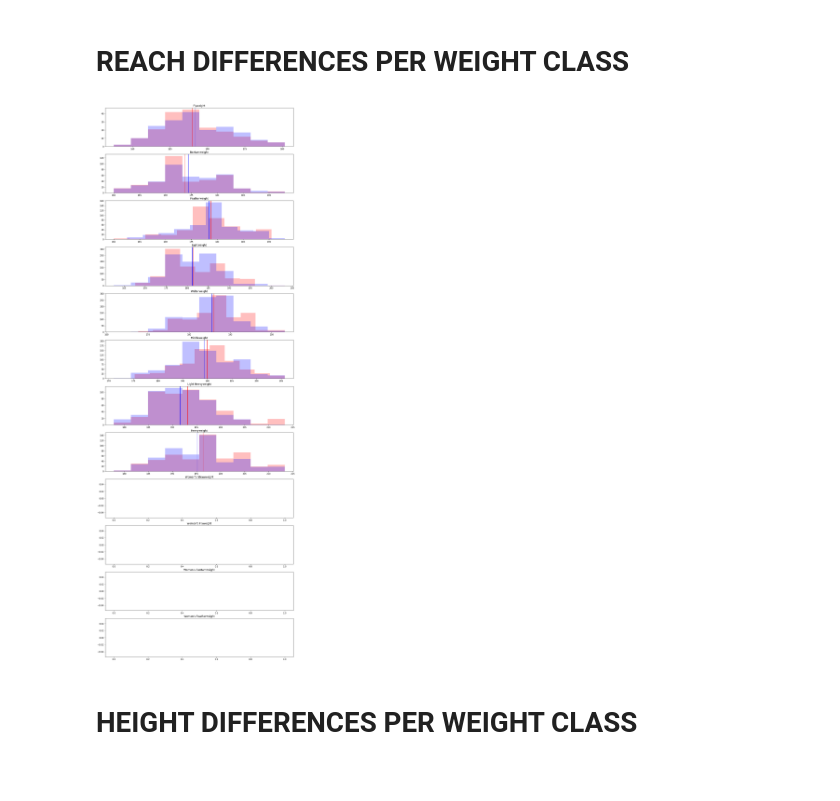
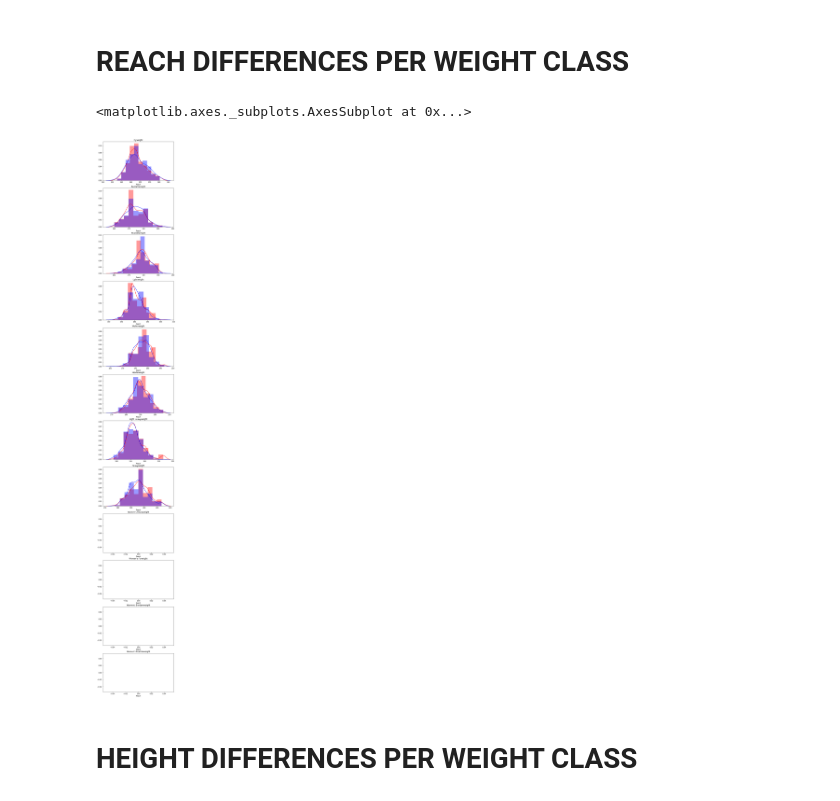
Before and after one commit to mdhwang/UFC-Fight-Victor-Predictor, a Jupyter notebook: UFC EDA.ipynb, the cells around one changed output. Drawn from its saved outputs; the diff is of its cells as text; code cells hidden in the pictures.

```diff
--- a/UFC EDA.ipynb
+++ b/UFC EDA.ipynb
@@ -260,3 +297,30 @@ Name: Reach, dtype: float64
+# %%
+axes[0]
+# %% [output]
+<matplotlib.axes._subplots.AxesSubplot at 0x...>
+# %%
+wc = list(weight_classes_dict.values())
+num = len(wc)
+fig, axes = plt.subplots(num,1, figsize=(8,64))
+
+
+
+for i,each in enumerate(wc):
+    sb.distplot(winners[winners["Weight Class"]==each]["Reach"],color="r",bins=10,ax=axes[i])
+    sb.distplot(losers[losers["Weight Class"]==each]["Reach"],color='b',bins=10,ax=axes[i])
+#     ax[i].axvline(winners[winners["Weight Class"]==each]["Reach"].mean(),color="r")
+#     ax[i].axvline(losers[losers["Weight Class"]==each]["Reach"].mean(),color="b")
+    axes[i].set_title(each)
+
+
+# sb.distplot(winners[winners["Weight Class"]==each]["Reach"],color="r")
+# sb.distplot(losers[losers["Weight Class"]==each]["Reach"],color="b")
+# sb.distplot(winners[winners["Weight Class"]==each]["Reach"],color="r",ax=axes[0,0])
+# sb.distplot(losers[losers["Weight Class"]==each]["Reach"],color="b",ax=axes[0,0])
+# sb.distplot(winners[winners["Weight Class"]==each]["Reach"],color="r",ax=axes[1,0])
+# sb.distplot(losers[losers["Weight Class"]==each]["Reach"],color="b",ax=axes[0,1])
+# %% [output]
+[figure, added]
 # %%
 wc = list(weight_classes_dict.values())
 num = len(wc)
@@ -268,8 +332,6 @@ for i,each in enumerate(wc):
     ax[i].axvline(winners[winners["Weight Class"]==each]["Reach"].mean(),color="r")
     ax[i].axvline(losers[losers["Weight Class"]==each]["Reach"].mean(),color="b")
     ax[i].set_title(each)
-# %% [output]
-[figure, removed]
 # %% [markdown]
 # HEIGHT DIFFERENCES PER WEIGHT CLASS
 # %%
```
Also changed, not shown: parts of 6 cells of this notebook, 7 other files.
